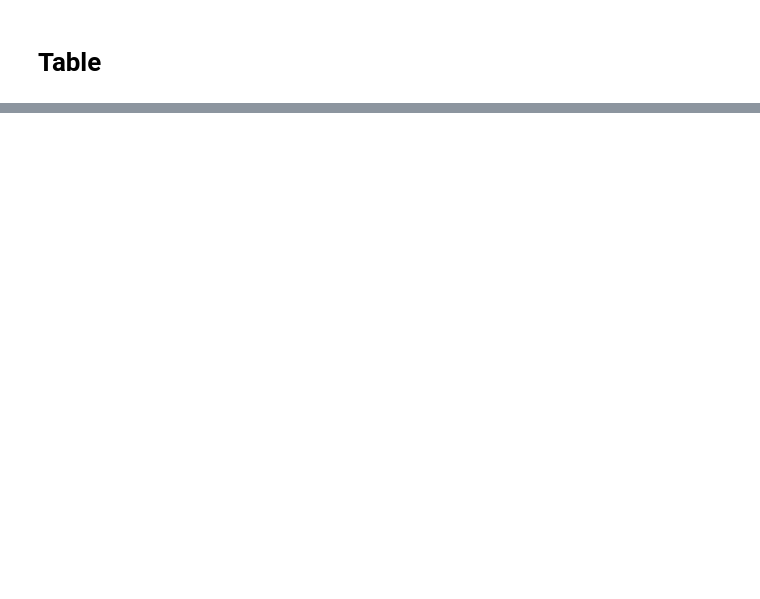
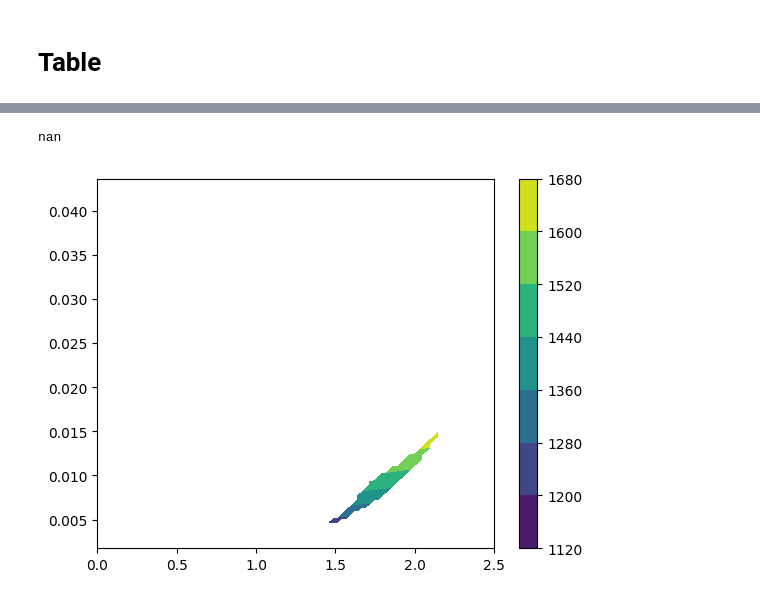
Before and after one commit to RileyKyle/Prop_2_Assignments, a Jupyter notebook: project_2/prop2project2_1.ipynb, the cells around one changed output, grey strips where cells are left out. Saved outputs shown, nothing was run; the diff lists cells and outputs as text; code cells hidden in the pictures; blank space fills up the shorter version.

```diff
--- a/project_2/prop2project2_1.ipynb
+++ b/project_2/prop2project2_1.ipynb
@@ -243,0 +244,2 @@ f
+# %%
+tau_d = 1
@@ -243,0 +248,7 @@ f
+# %%
+pi_c_max = 18
+pi_c_min = 7.5
+
+rpm_max = 66000
+
+Tt4_max = 1800
@@ -243,0 +402,19 @@ f
+# %%
+min(pi_c_plot)
+# %% [output]
+nan
+# %%
+Tt4_plot = np.reshape(Tt4_plot,(n,n))
+rpm_plot = np.reshape(rpm_plot,(n,n))
+pi_c_plot = np.reshape(pi_c_plot,(n,n))
+M0 = np.reshape(M0,(n,n))
+m_dot_f = np.reshape(m_dot_f,(n,n))
+#plt.contourf(M0,m_dot_f,Tt4_plot)
+# %%
+fig = plt.figure(1)
+ax = plt.axes()
+cp = ax.contourf(M0,m_dot_f,Tt4_plot)
+fig.colorbar(cp)
+plt.show()
+# %% [output]
+[figure, added]
```
Also changed, not shown: parts of 16 cells of this notebook, 2 other files.
